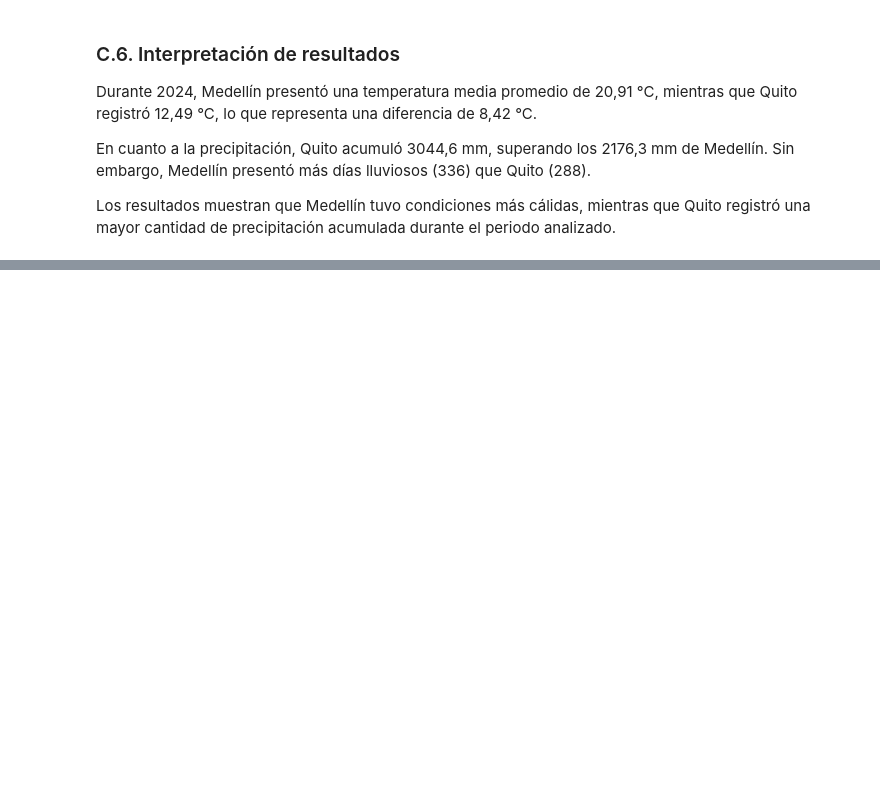
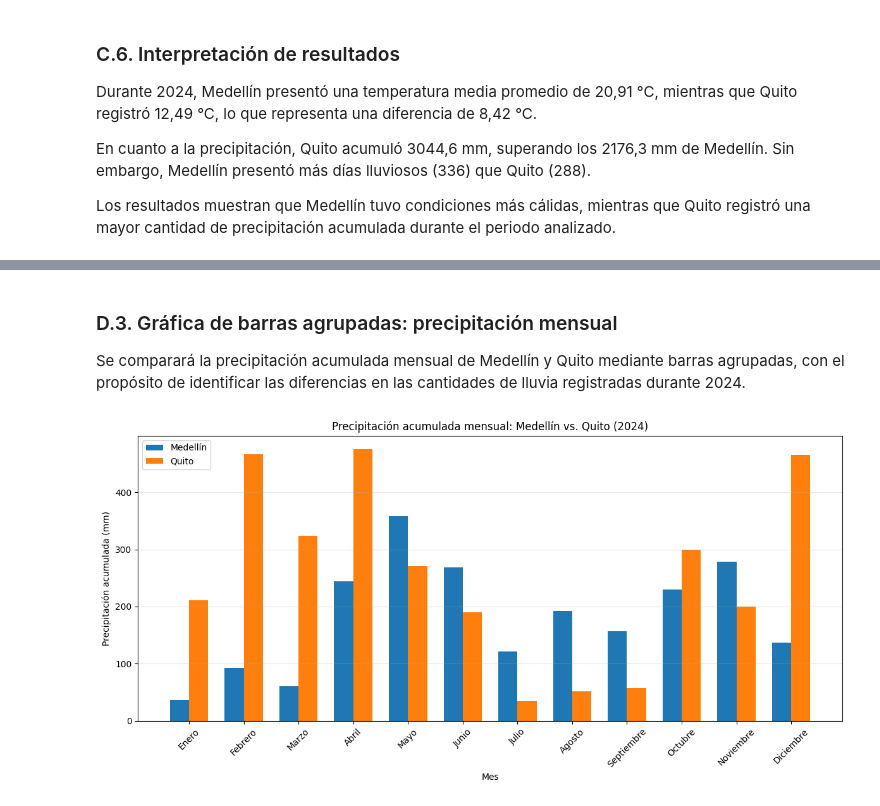
Before and after one commit to DenierViera/Analitica-de-Datos, a Jupyter notebook: Entrega 3/EA3_Viera_Denier.ipynb, the cells around one changed output, grey strips where cells are left out. Saved outputs shown, nothing was run; the diff lists cells and outputs as text; code cells hidden in the pictures; blank space fills up the shorter version.

```diff
--- a/Entrega 3/EA3_Viera_Denier.ipynb
+++ b/Entrega 3/EA3_Viera_Denier.ipynb
@@ -369,0 +425,35 @@ Los resultados muestran que Medellín tuvo condiciones más cálidas, mientras q
+# %% [markdown]
+### D.3. Gráfica de barras agrupadas: precipitación mensual
+
+Se comparará la precipitación acumulada mensual de Medellín y Quito mediante barras agrupadas, con el propósito de identificar las diferencias en las cantidades de lluvia registradas durante 2024.
+# %%
+# Posiciones de las barras
+posiciones = np.arange(12)
+ancho = 0.35
+
+plt.figure(figsize=(12, 6))
+
+plt.bar(
+    posiciones - ancho / 2,
+    lluvia_mensual_medellin,
+    ancho,
+    label="Medellín"
+)
+
+plt.bar(
+    posiciones + ancho / 2,
+    lluvia_mensual_quito,
+    ancho,
+    label="Quito"
+)
+
+plt.title("Precipitación acumulada mensual: Medellín vs. Quito (2024)")
+plt.xlabel("Mes")
+plt.ylabel("Precipitación acumulada (mm)")
+plt.xticks(posiciones, meses, rotation=45)
+plt.legend()
+plt.grid(axis="y", alpha=0.3)
+plt.tight_layout()
+plt.show()
+# %% [output]
+[figure, added]
```
Also changed, not shown: parts of 9 cells of this notebook.
